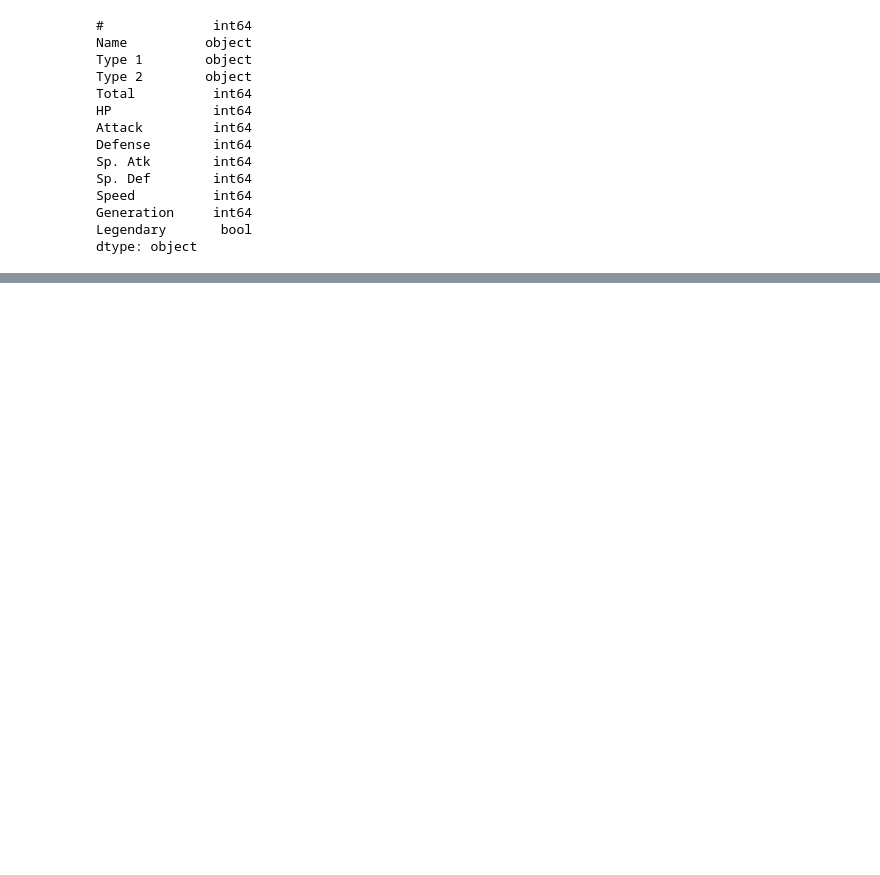
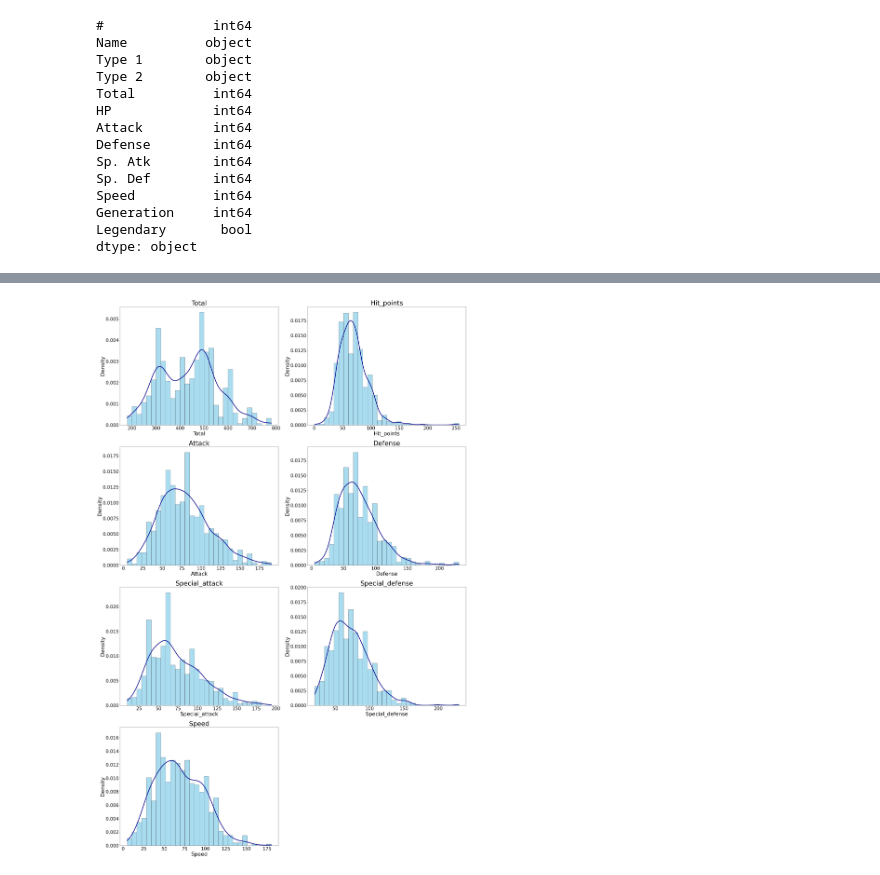
Before and after one commit to DaniDL346/Pokemon_Catch_Them_All, a Jupyter notebook: jupyter_notebooks/Notebook_Template.ipynb, the cells around one changed output, grey strips where cells are left out. Drawn from its saved outputs; the diff is of its cells as text; code cells hidden in the pictures; blank space fills up the shorter version.

Commit message:
ETL on Pokemon dataset cleaned, filed exported as pokemon_cleaned.csv

```diff
--- a/jupyter_notebooks/Notebook_Template.ipynb
+++ b/jupyter_notebooks/Notebook_Template.ipynb
@@ -295,0 +358,4 @@ plt.show()
+# %%
+# Create a new column "Has Type 2": 1 if Type_2 has a value, 0 otherwise
+df['Has Type 2'] = df['Type_2'].notna().astype(int)
+df
@@ -295,0 +389,4 @@ plt.show()
+# %%
+# Renaming column names for consistency
+df.rename(columns={'Has Type 2': 'Has_type_2'}, inplace=True)
+print(df)
@@ -295,0 +429,4 @@ plt.show()
+# %%
+#filling null values with 'None' is a good way to handle it, as it indicates that the pokemon does not have a second type.
+df['Type_2'].fillna('None', inplace=True)
+df
@@ -295,0 +465,44 @@ plt.show()
+# %%
+# Convert 'Has Type 2' column to boolean data type
+df['Has_type_2'] = df['Has_type_2'].astype(bool)
+# %%
+# Select numeric columns
+numeric_cols = df.select_dtypes(include='number').columns
+num_plots = len(numeric_cols)
+
+# Set 2 subplots per row for readability
+cols_per_row = 2
+nrows = (num_plots + cols_per_row - 1) // cols_per_row
+
+fig, axes = plt.subplots(nrows, cols_per_row, figsize=(16 * cols_per_row, 12 * nrows))
+axes = axes.flatten()
+
+for i, col in enumerate(numeric_cols):
+    data = df[col].dropna()
+    axes[i].hist(data, bins=30, color='skyblue', edgecolor='black', alpha=0.7, density=True)
+    # KDE plot in dark blue
+    if len(data) > 1:
+        kde = gaussian_kde(data)
+        x_vals = np.linspace(data.min(), data.max(), 500)
+        axes[i].plot(x_vals, kde(x_vals), color='darkblue', linewidth=4)
+    axes[i].set_title(col, fontsize=40)
+    axes[i].set_xlabel(col, fontsize=32)
+    axes[i].set_ylabel('Density', fontsize=32)
+    axes[i].tick_params(axis='both', labelsize=28)
+
+# Hide any unused subplots
+for j in range(i + 1, len(axes)):
+    axes[j].set_visible(False)
+
+plt.tight_layout()
+plt.show()
+
+# Summary:
+# The histograms and KDE plots above show the distribution of each numeric feature in the Pokemon dataset.
+# Most distributions (such as Attack, Defense, Special_attack, Special_defense, and Speed) are right-skewed,
+# indicating that most Pokemon have lower values with a few having very high stats.
+# The 'Total' stat is also right-skewed, reflecting that only a small number of Pokemon have very high total stats.
+# 'Hit_points' (HP) shows a moderate right skew as well.
+# None of the distributions are perfectly normal; all exhibit some degree of skewness, with long tails toward higher values.
+# %% [output]
+[figure, added]
```
Also changed, not shown: parts of 15 cells of this notebook, 1 other file.
